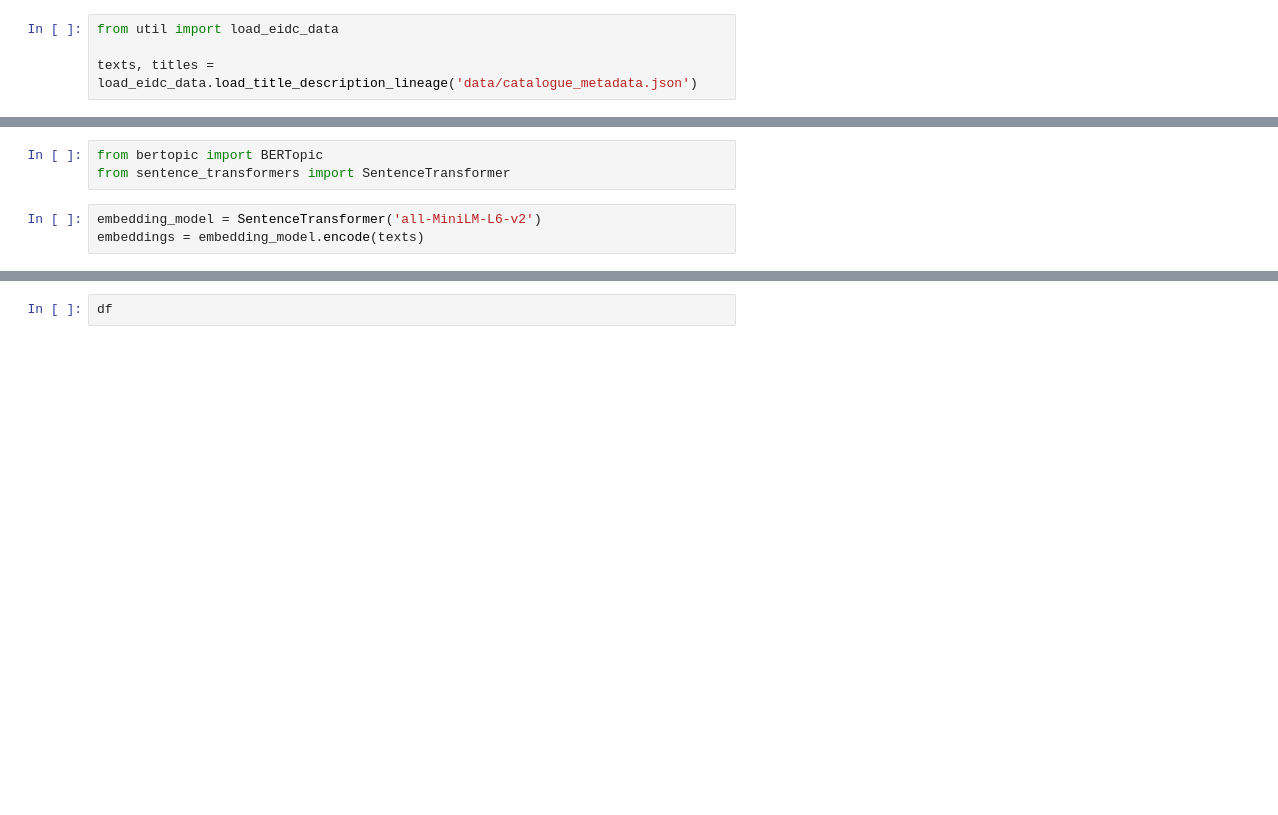
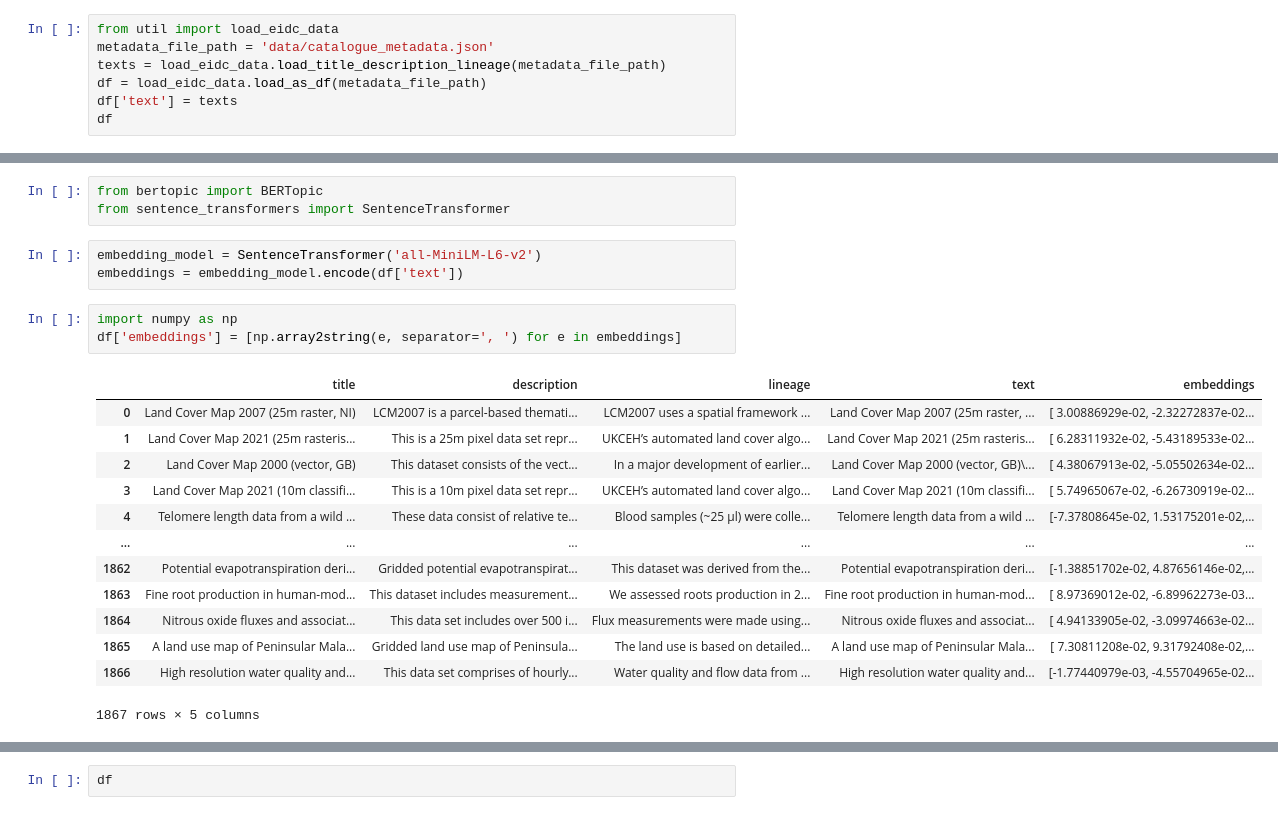
Before and after one commit to NERC-CEH/discoverability, a Jupyter notebook: bert_topic_example.ipynb, the cells around one changed output, grey strips where cells are left out. Cells and saved outputs as stored; diff of their text form; blank space fills up the shorter version.

```diff
--- a/bert_topic_example.ipynb
+++ b/bert_topic_example.ipynb
@@ -1,4 +1,7 @@
 # %%
 from util import load_eidc_data
-
-texts, titles = load_eidc_data.load_title_description_lineage('data/catalogue_metadata.json')
+metadata_file_path = 'data/catalogue_metadata.json'
+texts = load_eidc_data.load_title_description_lineage(metadata_file_path)
+df = load_eidc_data.load_as_df(metadata_file_path)
+df['text'] = texts
+df
@@ -7,7 +24,24 @@ from bertopic import BERTopic
 from sentence_transformers import SentenceTransformer
 # %%
 embedding_model = SentenceTransformer('all-MiniLM-L6-v2')
-embeddings = embedding_model.encode(texts)
+embeddings = embedding_model.encode(df['text'])
+# %%
+import numpy as np
+df['embeddings'] = [np.array2string(e, separator=', ') for e in embeddings]
+# %% [output]
+|  | title | description | lineage | text | embeddings |
+| 0 | Land Cover Map 2007 (25m raster, NI) | LCM2007 is a parcel-based themati... | LCM2007 uses a spatial framework ... | Land Cover Map 2007 (25m raster, ... | [ 3.00886929e-02, -2.32272837e-02... |
+| 1 | Land Cover Map 2021 (25m rasteris... | This is a 25m pixel data set repr... | UKCEH’s automated land cover algo... | Land Cover Map 2021 (25m rasteris... | [ 6.28311932e-02, -5.43189533e-02... |
+| 2 | Land Cover Map 2000 (vector, GB) | This dataset consists of the vect... | In a major development of earlier... | Land Cover Map 2000 (vector, GB)\... | [ 4.38067913e-02, -5.05502634e-02... |
+| 3 | Land Cover Map 2021 (10m classifi... | This is a 10m pixel data set repr... | UKCEH’s automated land cover algo... | Land Cover Map 2021 (10m classifi... | [ 5.74965067e-02, -6.26730919e-02... |
+| 4 | Telomere length data from a wild ... | These data consist of relative te... | Blood samples (~25 μl) were colle... | Telomere length data from a wild ... | [-7.37808645e-02, 1.53175201e-02,... |
+| ... | ... | ... | ... | ... | ... |
+| 1862 | Potential evapotranspiration deri... | Gridded potential evapotranspirat... | This dataset was derived from the... | Potential evapotranspiration deri... | [-1.38851702e-02, 4.87656146e-02,... |
+| 1863 | Fine root production in human-mod... | This dataset includes measurement... | We assessed roots production in 2... | Fine root production in human-mod... | [ 8.97369012e-02, -6.89962273e-03... |
+| 1864 | Nitrous oxide fluxes and associat... | This data set includes over 500 i... | Flux measurements were made using... | Nitrous oxide fluxes and associat... | [ 4.94133905e-02, -3.09974663e-02... |
+| 1865 | A land use map of Peninsular Mala... | Gridded land use map of Peninsula... | The land use is based on detailed... | A land use map of Peninsular Mala... | [ 7.30811208e-02, 9.31792408e-02,... |
+| 1866 | High resolution water quality and... | This data set comprises of hourly... | Water quality and flow data from ... | High resolution water quality and... | [-1.77440979e-03, -4.55704965e-02... |
+1867 rows × 5 columns
 # %%
 from umap import UMAP
 from hdbscan import HDBSCAN
```
Also changed, not shown: parts of 4 cells of this notebook, 1 other file.
